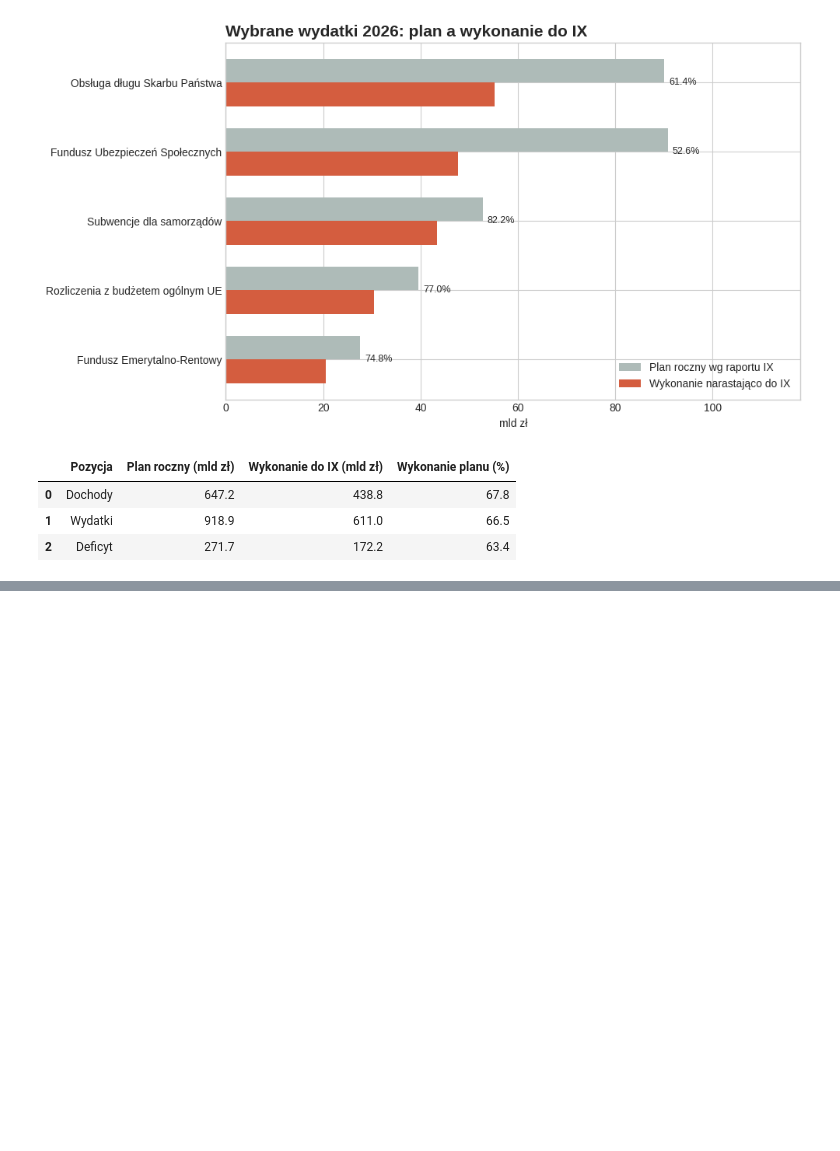
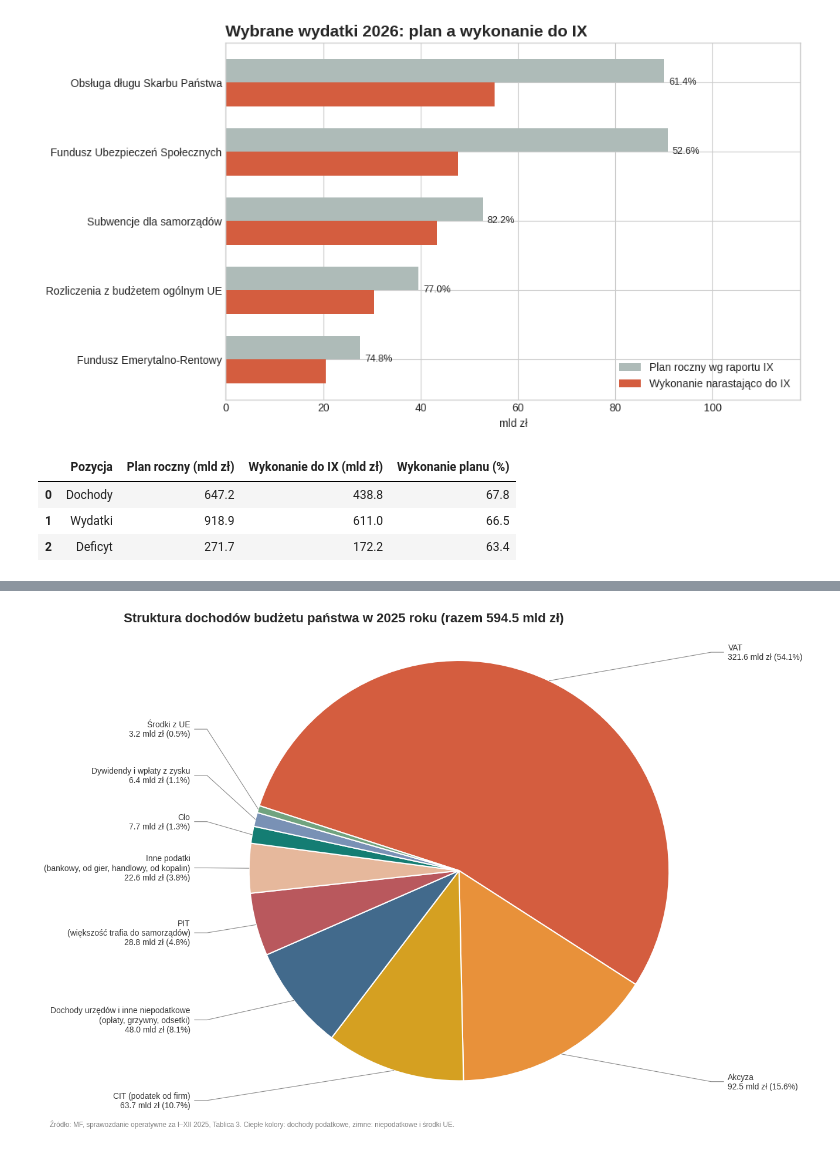
Before and after one commit to Hinski2/school, a Jupyter notebook: podstawy_finansow/prezentacja/data_analysis.ipynb, the cells around one changed output, grey strips where cells are left out. Cells and saved outputs as stored; diff of their text form; code cells hidden in the pictures; blank space fills up the shorter version.

```diff
--- a/podstawy_finansow/prezentacja/data_analysis.ipynb
+++ b/podstawy_finansow/prezentacja/data_analysis.ipynb
@@ -479,0 +443,94 @@ display(pd.DataFrame({"Kwota (mld zł)": expense_parts / 1000,
+# %%
+import numpy as np
+import pandas as pd
+import matplotlib.pyplot as plt
+from pathlib import Path
+
+PLIK = "raw_data_2025/20260601_Sprawozdanie_operatywne_za_styczeń_-_grudzień_2025_r.xlsx"
+
+# 1. Wczytanie TABLICY 3 (dochody budżetu państwa, w tys. zł).
+#    Tablica ma kilka bloków po 3 okresy; bierzemy kolumnę z nagłówkiem "I - XII" (cały rok).
+raw = pd.read_excel(PLIK, sheet_name="TABLICA 3", header=None)
+naglowek = raw.apply(lambda col: col.astype(str).str.replace(" ", "") == "I-XII")
+wiersz_nagl, kol = np.argwhere(naglowek.values)[0]
+blok = raw.iloc[wiersz_nagl + 1:]
+
+def wartosc(poczatek_nazwy):
+    """Wykonanie za I-XII (mld zł) dla wiersza, którego nazwa zaczyna się od podanego tekstu."""
+    nazwy = blok[0].astype(str).str.strip()
+    trafienia = blok[nazwy.str.startswith(poczatek_nazwy)]
+    assert len(trafienia) == 1, f"nie znaleziono jednoznacznie: {poczatek_nazwy}"
+    return trafienia.iloc[0, kol] / 1e6        # tys. zł -> mld zł
+
+ogolem = wartosc("D O C H O D Y")
+
+# 2. Rozłączne składniki dochodów (ich suma = dochody ogółem)
+czesci = pd.Series({
+    "VAT": wartosc("1. 1."),
+    "Akcyza": wartosc("1. 2."),
+    "CIT (podatek od firm)": wartosc("1. 4."),
+    "PIT\n(większość trafia do samorządów)": wartosc("1. 5."),
+    "Inne podatki\n(bankowy, od gier, handlowy, od kopalin)":
+        wartosc("1. 3.") + wartosc("1. 6.") + wartosc("1. 7.") + wartosc("1. 8.") + wartosc("1. 9."),
+    "Dywidendy i wpłaty z zysku": wartosc("2. 1."),
+    "Cło": wartosc("2. 2."),
+    "Dochody urzędów i inne niepodatkowe\n(opłaty, grzywny, odsetki)": wartosc("2. 3."),
+    "Środki z UE": wartosc("3. Środki"),
+})
+assert abs(czesci.sum() - ogolem) < 0.01, "składniki nie sumują się do dochodów ogółem"
+czesci = czesci.sort_values(ascending=False)    # wszystkie wycinki od największego
+
+# 3. Kolory: dochody podatkowe w ciepłych barwach, niepodatkowe i UE w zimnych
+PODATKOWE = {"VAT", "Akcyza", "CIT (podatek od firm)", "PIT\n(większość trafia do samorządów)",
+             "Inne podatki\n(bankowy, od gier, handlowy, od kopalin)"}
+CIEPLE = iter(["#D45D3F", "#E8913A", "#D5A021", "#B9585D", "#E6B89C"])
+ZIMNE = iter(["#426A8C", "#147D73", "#7991B5", "#70A37F"])
+kolory = [next(CIEPLE) if n in PODATKOWE else next(ZIMNE) for n in czesci.index]
+
+# 4. Koło bez legendy (wszystko w podpisach na zewnątrz).
+#    startangle dobrany tak, żeby małe wycinki wypadły z lewej strony, gdzie jest miejsce na podpisy.
+fig, ax = plt.subplots(figsize=(13, 9))
+wedges, _ = ax.pie(
+    czesci, startangle=162, counterclock=False, colors=kolory,
+    wedgeprops={"edgecolor": "white", "linewidth": 1.5},
+)
+
+# 5. Podpisy na zewnątrz z łamanymi liniami prowadzącymi
+podpisy = []
+for w, (nazwa, kw) in zip(wedges, czesci.items()):
+    kat = np.deg2rad((w.theta1 + w.theta2) / 2)
+    x, y = np.cos(kat), np.sin(kat)
+    podpisy.append({"nazwa": nazwa, "kw": kw, "x": x, "y": y,
+                    "strona": 1 if x >= 0 else -1, "y_tekst": 1.15 * y})
+
+ODSTEP, Y_MAX = 0.22, 1.25                      # rozsuwanie podpisów, żeby nie nachodziły
+for strona in (1, -1):
+    grupa = sorted([p for p in podpisy if p["strona"] == strona], key=lambda p: p["y_tekst"])
+    for _ in range(50):
+        for a, b in zip(grupa, grupa[1:]):
+            b["y_tekst"] = max(b["y_tekst"], a["y_tekst"] + ODSTEP)
+        grupa[-1]["y_tekst"] = min(grupa[-1]["y_tekst"], Y_MAX)
+        for a, b in zip(grupa[::-1], grupa[-2::-1]):
+            b["y_tekst"] = min(b["y_tekst"], a["y_tekst"] - ODSTEP)
+        grupa[0]["y_tekst"] = max(grupa[0]["y_tekst"], -Y_MAX)
+
+for p in podpisy:
+    s = p["strona"]
+    x_lamanie, x_tekst = s * 1.2, s * 1.28
+    ax.plot([p["x"], x_lamanie, x_tekst - s * 0.02], [p["y"], p["y_tekst"], p["y_tekst"]],
+            color="#888888", lw=0.8)
+    ax.text(x_tekst, p["y_tekst"],
+            f"{p['nazwa']}\n{p['kw']:.1f} mld zł ({p['kw'] / ogolem * 100:.1f}%)",
+            ha="left" if s == 1 else "right", va="center", fontsize=10, color="#333333")
+
+ax.set_title(f"Struktura dochodów budżetu państwa w 2025 roku (razem {ogolem:.1f} mld zł)",
+             loc="left", fontsize=16, fontweight="bold", pad=10)
+ax.axis("equal")
+fig.text(0.01, 0.01, "Źródło: MF, sprawozdanie operatywne za I–XII 2025, Tablica 3. "
+         "Ciepłe kolory: dochody podatkowe, zimne: niepodatkowe i środki UE.",
+         fontsize=8.5, color="gray")
+fig.tight_layout()
+fig.savefig(Path("img") / "budzet_2025_kolo_struktura_dochodow.png", dpi=180, bbox_inches="tight")
+plt.show()
+# %% [output]
+[figure, added]
```
Also changed, not shown: parts of 6 cells of this notebook, 6 other files.
